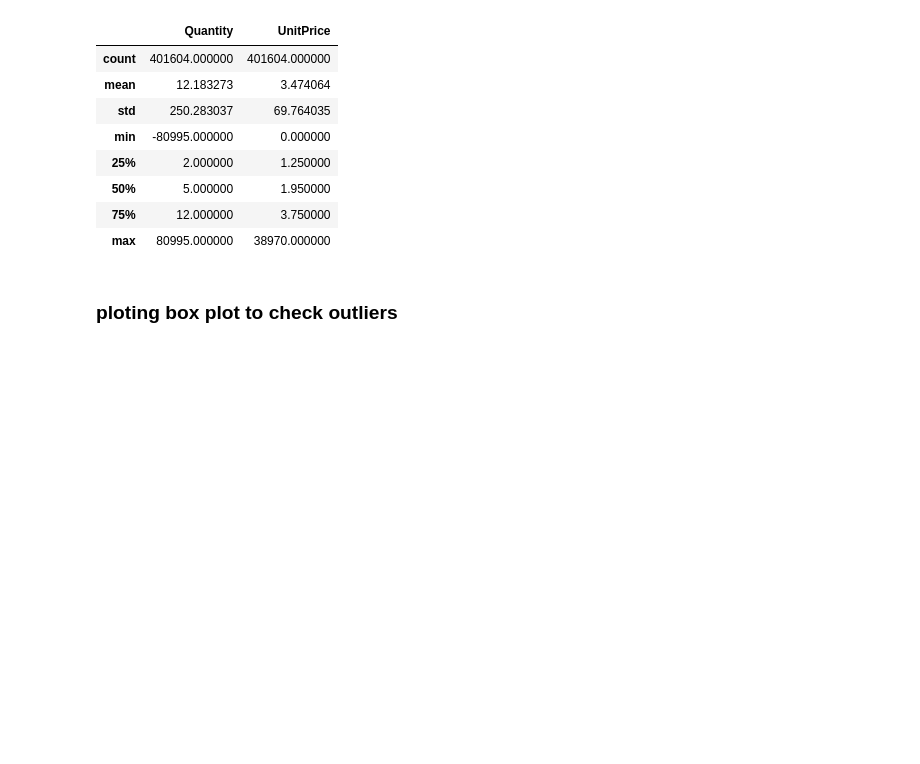
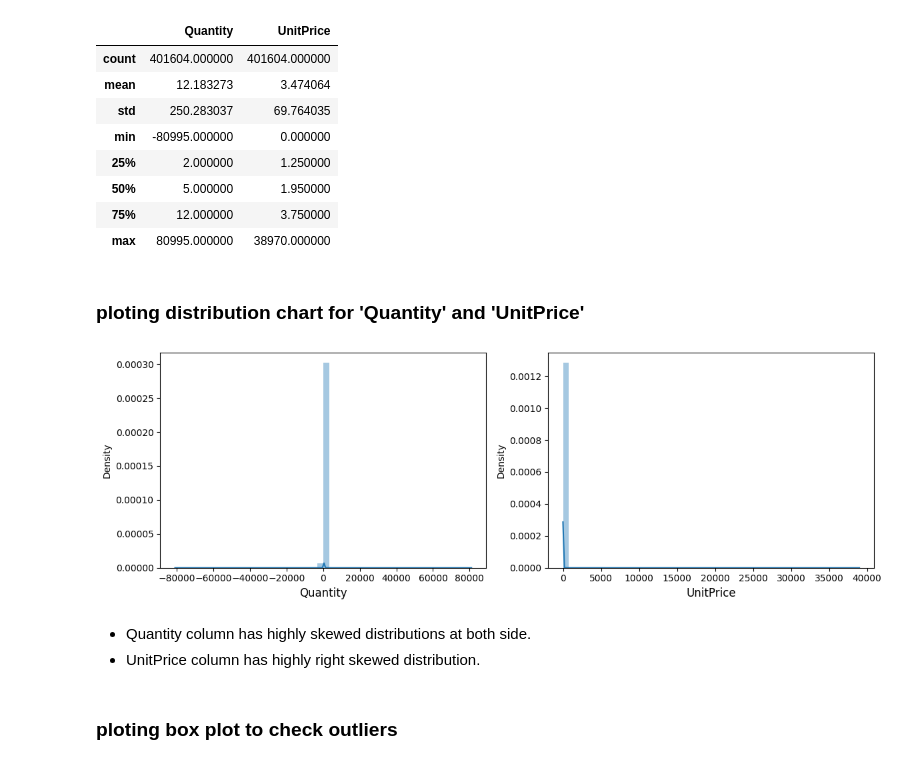
Before and after one commit to kd0176/Online-Retail-Customer-Segmentation, a Jupyter notebook: Online_Retail_Customer_Segmentation.ipynb, the cells around one changed output. Cells and saved outputs as stored; diff of their text form; code cells hidden in the pictures; blank space fills up the shorter version.

```diff
--- a/Online_Retail_Customer_Segmentation.ipynb
+++ b/Online_Retail_Customer_Segmentation.ipynb
@@ -403,6 +405,25 @@ df[['Quantity', 'UnitPrice']].describe()
 | 50% | 5.000000 | 1.950000 |
 | 75% | 12.000000 | 3.750000 |
 | max | 80995.000000 | 38970.000000 |
+# %% [markdown]
+### ploting distribution chart for 'Quantity' and 'UnitPrice'
+# %%
+# distribution plot for 'Quantity'
+fig = plt.figure(figsize=(12,4))
+plt.subplot(1, 2, 1)
+plt.xlabel('Quantity', fontsize = 12)
+sns.distplot(df['Quantity'])
+
+# distribution plot for 'UnitPrice'
+plt.subplot(1, 2, 2)
+plt.xlabel('UnitPrice', fontsize = 12)
+sns.distplot(df['UnitPrice'])
+plt.tight_layout()
+# %% [output]
+[figure, added]
+# %% [markdown]
+* Quantity column has highly skewed distributions at both side.
+* UnitPrice column has highly right skewed distribution.
 # %% [markdown]
 ### ploting box plot to check outliers
 # %%
```
Also changed, not shown: parts of 118 cells of this notebook.
